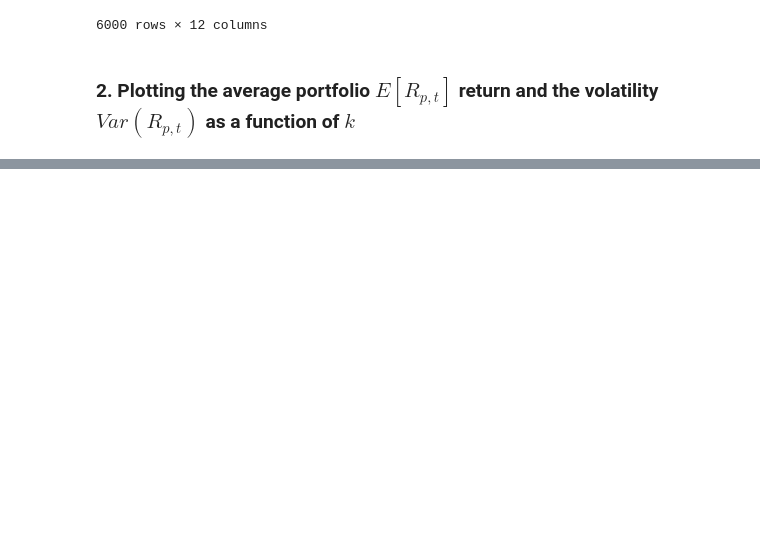
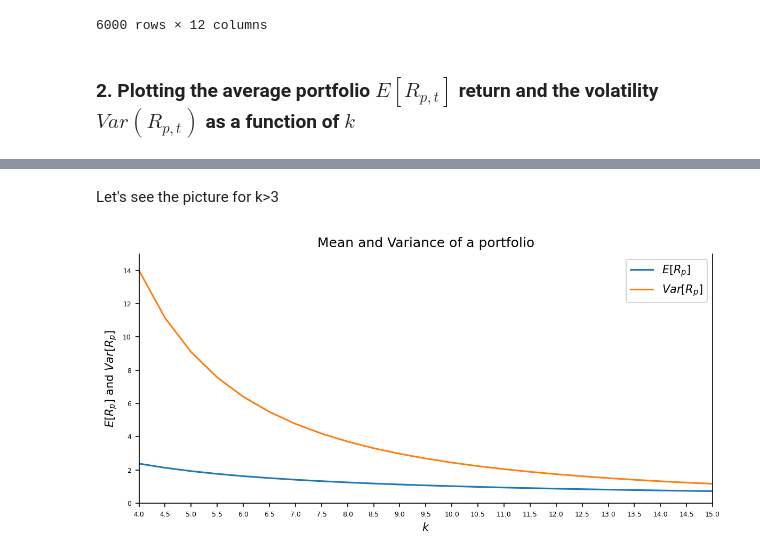
Before and after one commit to JustJAG/Asset-allocation-model, a Jupyter notebook: Othoz.ipynb, the cells around one changed output, grey strips where cells are left out. Drawn from its saved outputs; the diff is of its cells as text; code cells hidden in the pictures; blank space fills up the shorter version.

```diff
--- a/Othoz.ipynb
+++ b/Othoz.ipynb
@@ -394,0 +428,17 @@ df.describe()
+# %% [markdown]
+Let's see the picture for k>3
+# %%
+fig, axes = plt.subplots(nrows=1, ncols=1, dpi=150, figsize=(8,4))
+plot_df.plot(x='k', y='erp', label = '$E[R_p]$', legend=True, ax=axes).autoscale(axis='x',tight=True)
+plot_df.plot(x='k', y='varrp', label = '$Var[R_p]$',legend=True, ax=axes);
+axes.set_title("Mean and Variance of a portfolio")
+axes.set_xlabel("$k$")
+axes.set_ylabel("$E[R_p]$ and $Var[R_p]$")
+axes.spines["top"].set_alpha(0)
+axes.tick_params(labelsize=6)
+plt.xticks(np.arange(0, 15.5, 0.5))
+plt.xlim([4, 15])
+plt.ylim([0, 15])
+plt.tight_layout();
+# %% [output]
+[figure, added]
```
Also changed, not shown: parts of 11 cells of this notebook.
